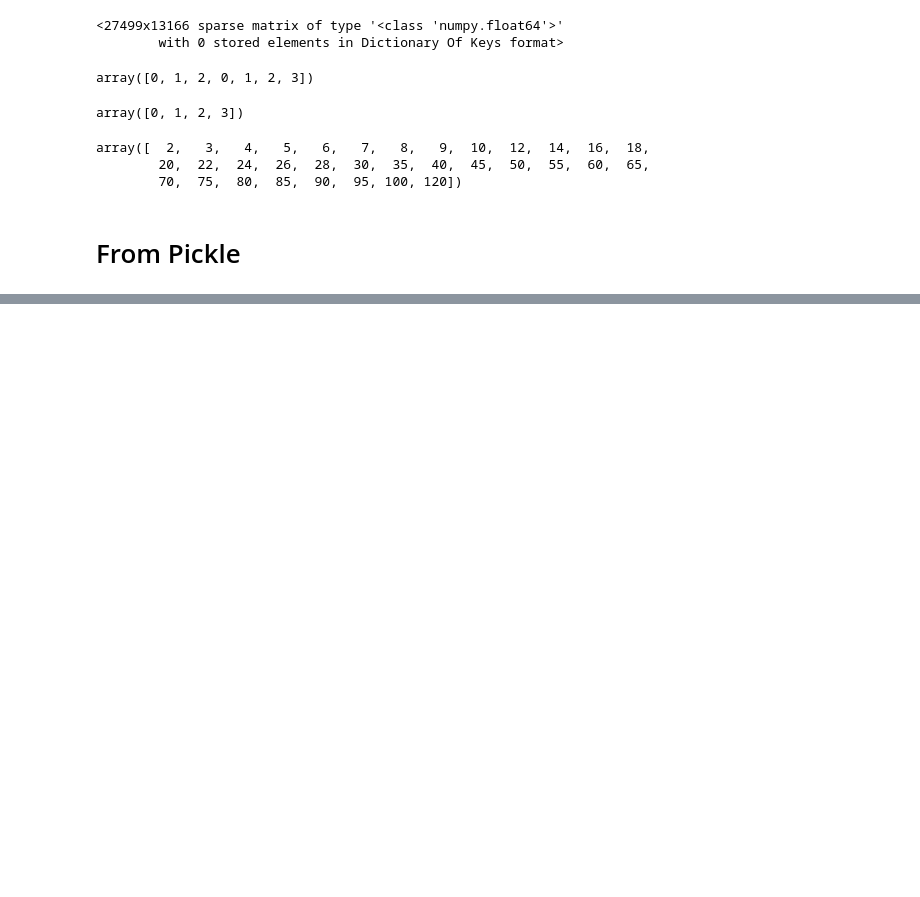
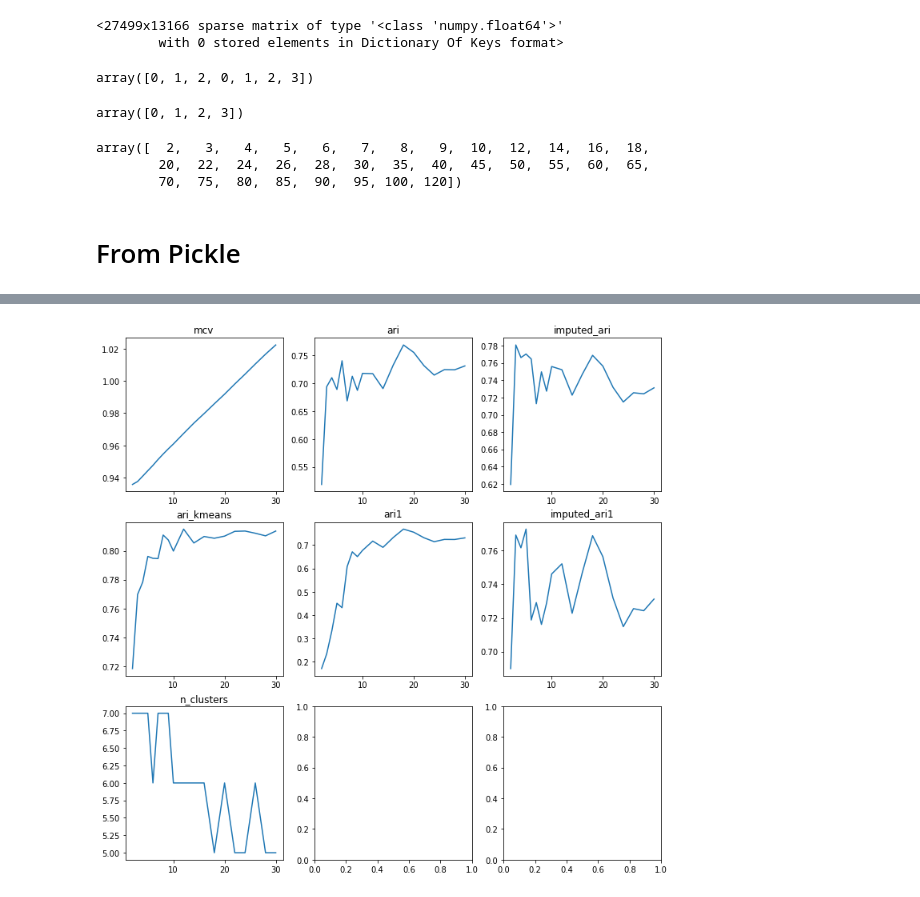
Before and after one commit to czbiohub-sf/molecular-cross-validation, a Jupyter notebook: examples/clustering.ipynb, the cells around one changed output, grey strips where cells are left out. Drawn from its saved outputs; the diff is of its cells as text; code cells hidden in the pictures; blank space fills up the shorter version.

```diff
--- a/examples/clustering.ipynb
+++ b/examples/clustering.ipynb
@@ -195,5 +195,9 @@ plot_mcv_ari(denoised, 'ari_kmeans')
 # %%
-with open('../runs/symsim2k_seurat', 'rb') as infile:
+with open('../runs/symsim2k_seurat_30.pickle', 'rb') as infile:
     denoised = pickle.load(infile)
+# %%
+plot_scalars(denoised, ['mcv', 'ari', 'imputed_ari', 'ari_kmeans', 'ari1', 'imputed_ari1', 'n_clusters'])
+# %% [output]
+[figure, added]
 # %%
 plot_mcv_ari(denoised)
```
Also changed, not shown: parts of 5 cells of this notebook, 1 other file.
